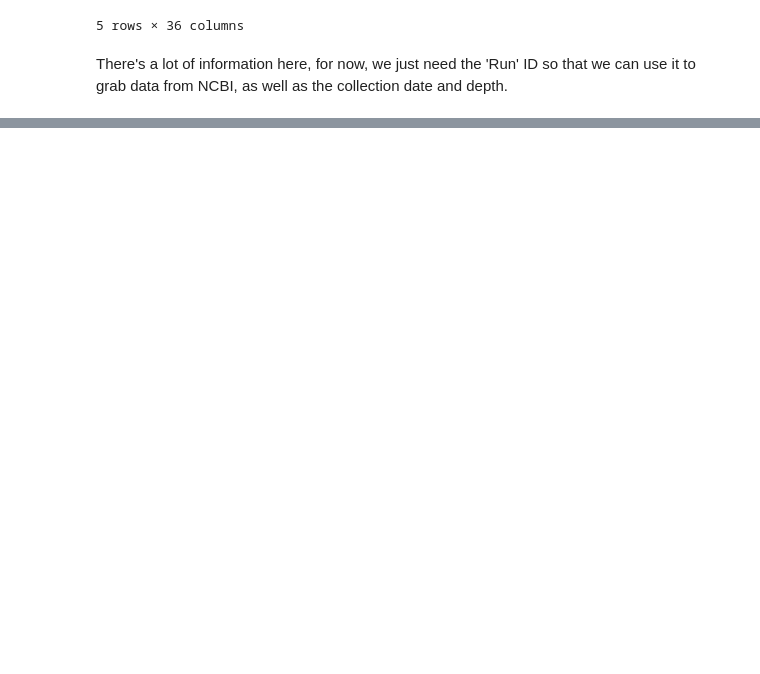
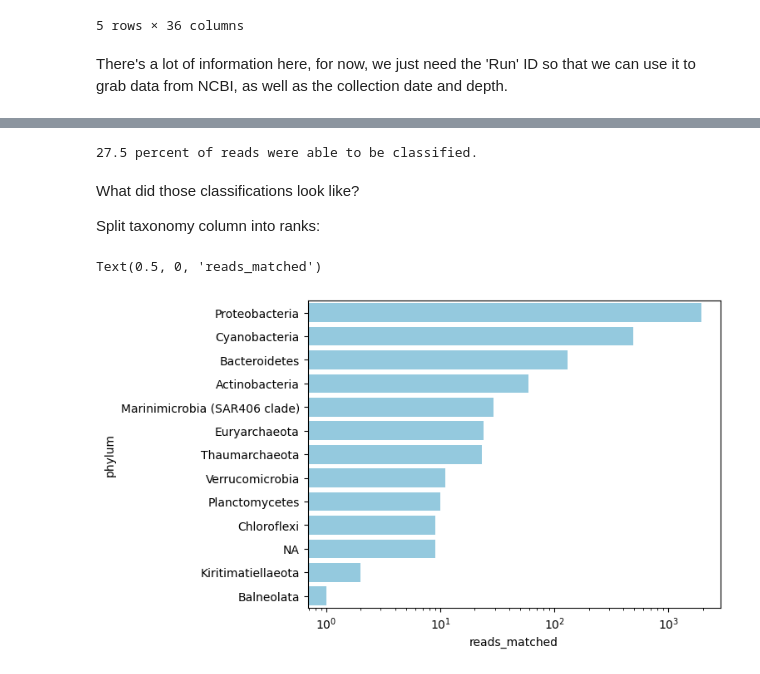
Before and after one commit to juliambrosman/ohw23_metagenomics_tutorial, a Jupyter notebook: OHW_omics_lesson.ipynb, the cells around one changed output, grey strips where cells are left out. Saved outputs shown, nothing was run; the diff lists cells and outputs as text; code cells hidden in the pictures; blank space fills up the shorter version.

```diff
--- a/OHW_omics_lesson.ipynb
+++ b/OHW_omics_lesson.ipynb
@@ -199,0 +246,8 @@ It's finally time!
+# %%
+out_tax = out.replace('.out','_wtaxonomy.out')
+
+!kaiju-addTaxonNames -t {database_nodes} \
+-n {database_names} \
+-i {out} \
+-o {out_tax} \
+-r superkingdom,phylum,class,order,family,genus,species
@@ -199,0 +256,6 @@ It's finally time!
+# %%
+odf = pd.read_csv(out_tax,
+                  sep = "\t",
+                  names = ['status','read_id','tax_id','taxonomy'])
+
+odf.head()
@@ -199,0 +278,33 @@ It's finally time!
+# %%
+print(round(odf['status'].value_counts()['C'] / 10000 * 100, 1),
+      'percent of reads were able to be classified.')
+# %% [output]
+27.5 percent of reads were able to be classified.
+# %% [markdown]
+What did those classifications look like?
+
+Split taxonomy column into ranks:
+# %%
+def get_rank(t, index_val):
+    if type(t) is str:
+        return t.split(';')[index_val].lstrip()
+    else:
+        return t
+
+for j, rank in enumerate('superkingdom,phylum,class,order,family,genus,species'.split(',')):
+    odf[rank] = odf['taxonomy'].apply(lambda t: (get_rank(t, j)))
+# %%
+import matplotlib.pyplot as plt
+import seaborn as sns
+
+tax_level = 'phylum'
+
+phycount = odf.groupby(tax_level, as_index = False)['read_id'].count().sort_values(by = 'read_id', ascending = False)
+#phycount = odf[odf['order'] == 'SAR11 clade'].groupby(tax_level, as_index = False)['readid'].count().sort_values(by = 'readid', ascending = False)
+
+sns.barplot(x = phycount['read_id'], y = phycount[tax_level], color = 'skyblue')
+plt.xscale('log')
+plt.xlabel('reads_matched')
+# %% [output]
+Text(0.5, 0, 'reads_matched')
+[figure, added]
```
Also changed, not shown: parts of 11 cells of this notebook, 1 other file.
